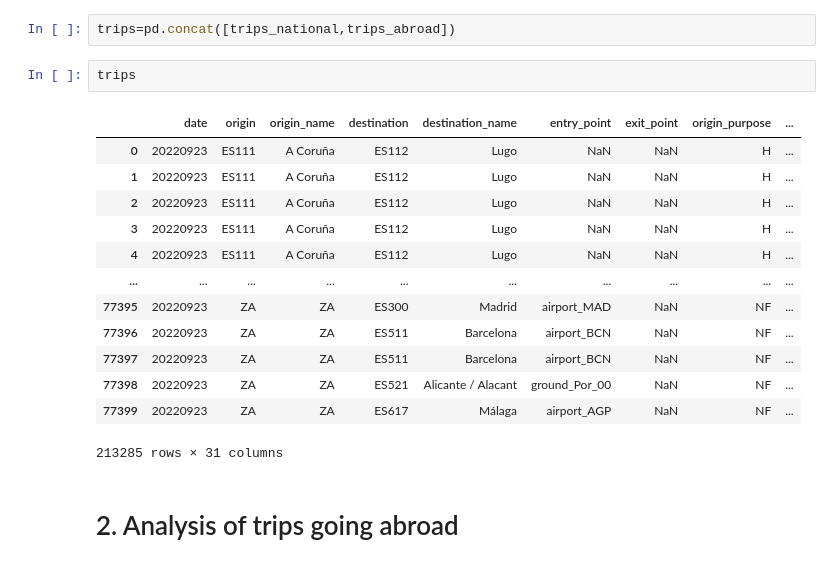
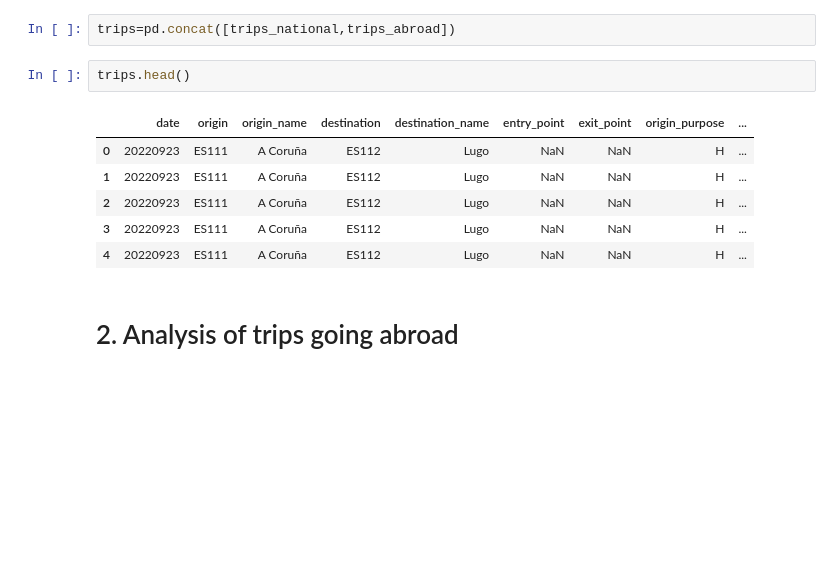
Before and after one commit to UoW-ATM/MultiModX, a Jupyter notebook: notebooks/international_flights_analysis.ipynb, the cells around one changed output. Cells and saved outputs as stored; diff of their text form; blank space fills up the shorter version.

```diff
--- a/notebooks/international_flights_analysis.ipynb
+++ b/notebooks/international_flights_analysis.ipynb
@@ -125,21 +146,14 @@ trips_national=format_trips_national(trips_national)
 # %%
 trips=pd.concat([trips_national,trips_abroad])
 # %%
-trips
+trips.head()
 # %% [output]
 |  | date | origin | origin_name | destination | destination_name | entry_point | exit_point | origin_purpose | ... |
 | 0 | 20220923 | ES111 | A Coruña | ES112 | Lugo | NaN | NaN | H | ... |
 | 1 | 20220923 | ES111 | A Coruña | ES112 | Lugo | NaN | NaN | H | ... |
 | 2 | 20220923 | ES111 | A Coruña | ES112 | Lugo | NaN | NaN | H | ... |
 | 3 | 20220923 | ES111 | A Coruña | ES112 | Lugo | NaN | NaN | H | ... |
 | 4 | 20220923 | ES111 | A Coruña | ES112 | Lugo | NaN | NaN | H | ... |
-| ... | ... | ... | ... | ... | ... | ... | ... | ... | ... |
-| 77395 | 20220923 | ZA | ZA | ES300 | Madrid | airport_MAD | NaN | NF | ... |
-| 77396 | 20220923 | ZA | ZA | ES511 | Barcelona | airport_BCN | NaN | NF | ... |
-| 77397 | 20220923 | ZA | ZA | ES511 | Barcelona | airport_BCN | NaN | NF | ... |
-| 77398 | 20220923 | ZA | ZA | ES521 | Alicante / Alacant | ground_Por_00 | NaN | NF | ... |
-| 77399 | 20220923 | ZA | ZA | ES617 | Málaga | airport_AGP | NaN | NF | ... |
-213285 rows × 31 columns
 # %% [markdown]
 # 2. Analysis of trips going abroad
 # %% [markdown]
```
Also changed, not shown: parts of 44 cells of this notebook, 1 other file.
